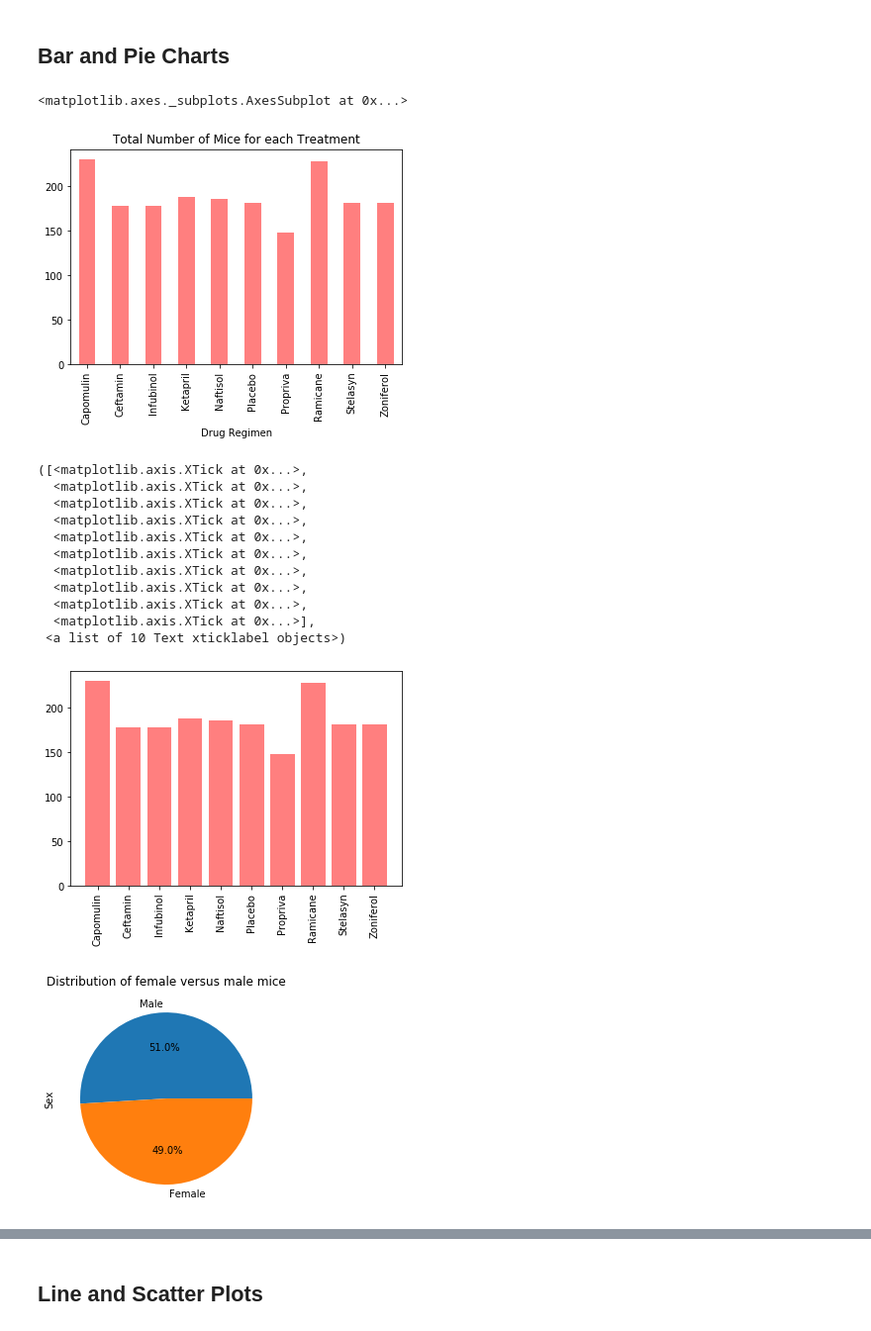
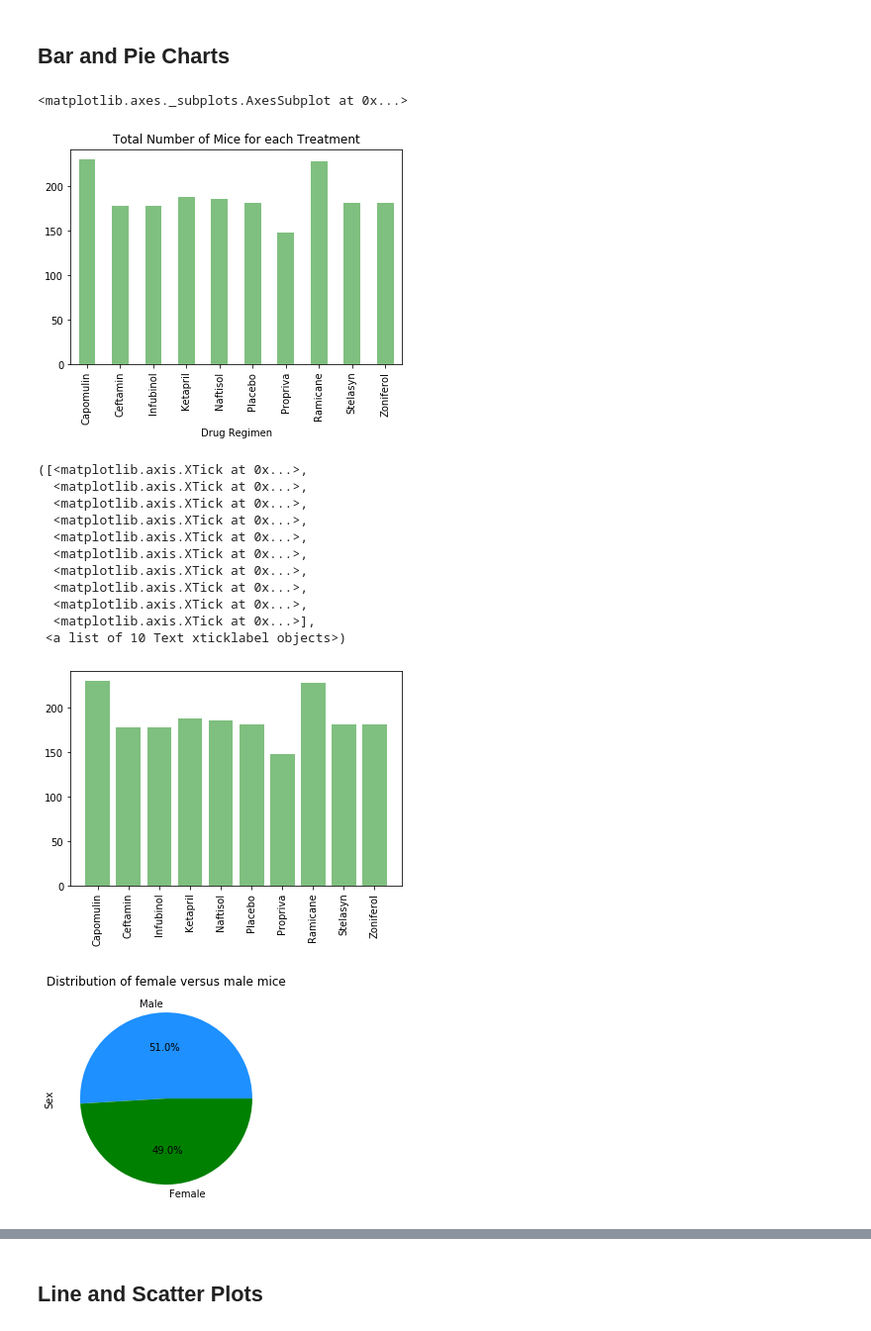
Before and after one commit to drupps/matplotlib-challenge, a Jupyter notebook: Pymaceuticals/pymaceuticals.ipynb, the cells around one changed output, grey strips where cells are left out. Shown: that part at 99% size. Saved outputs shown, nothing was run; the diff lists cells and outputs as text; code cells hidden in the pictures.

```diff
--- a/Pymaceuticals/pymaceuticals.ipynb
+++ b/Pymaceuticals/pymaceuticals.ipynb
@@ -167,39 +167,42 @@ mouse_summary_df
 ## Bar and Pie Charts
 # %%
 # Generate a bar plot showing the total number of mice for each treatment throughout the course of the study using pandas.
-
 mice_per_treatment_df = mouse_summary_df.iloc[:,0]
-mice_per_treatment_df.plot(kind='bar', title='Total Number of Mice for each Treatment', color='r', alpha=.5)
+mice_per_treatment_df.plot(kind='bar', title='Total Number of Mice for each Treatment', color='g', alpha=.5)
 # %% [output]
 <matplotlib.axes._subplots.AxesSubplot at 0x...>
-[figure, old version]
+[figure, new version]
 # %%
 # Generate a bar plot showing the total number of mice for each treatment throughout the course of the study using pyplot.
+#converting to a list to
 mouse_drugs = mouse_summary_df.reset_index().iloc[:,0].to_list()
 
 x_axis = np.arange(len(mouse_drugs))
-plt.bar(x_axis,mice_per_treatment_df, color = 'r', alpha = .5)
+plt.bar(x_axis,mice_per_treatment_df, color = 'g', alpha = .5)
+#mice_per_treatment_df.set_xlabel("Drug Regimen")
+#mice_per_treatment_df.set_ylabel("Frequency")
 plt.xticks(x_axis,['Capomulin', 'Ceftamin', 'Infubinol', 'Ketapril', 'Naftisol', 'Placebo', 'Propriva', 'Ramicane',
                    'Stelasyn', 'Zoniferol'], rotation = 'vertical')
 # %% [output]
 ([<matplotlib.axis.XTick at 0x...>,
   <matplotlib.axis.XTick at 0x...>,
   <matplotlib.axis.XTick at 0x...>,
   <matplotlib.axis.XTick at 0x...>,
   <matplotlib.axis.XTick at 0x...>,
   <matplotlib.axis.XTick at 0x...>,
   <matplotlib.axis.XTick at 0x...>,
   <matplotlib.axis.XTick at 0x...>,
   <matplotlib.axis.XTick at 0x...>,
   <matplotlib.axis.XTick at 0x...>],
  <a list of 10 Text xticklabel objects>)
-[figure, old version]
+[figure, new version]
 # %%
 # Generate a pie plot showing the distribution of female versus male mice using pandas
+female_male=mouse_clean_df['Sex'].value_counts()
 
-male_female = mouse_clean_df['Sex'].value_counts()
+colors = ['dodgerblue','green']
 
-male_female.plot(kind = 'pie', autopct = '%1.1f%%', title = 'Distribution of female versus male mice',shadow=False)
+female_male.plot(kind='pie',autopct='%1.1f%%',title='Distribution of female versus male mice', colors = colors, shadow=False)
 plt.show()
 # %% [output]
-[figure, old version]
+[figure, new version]
```
Also changed, not shown: parts of 4 cells of this notebook.
